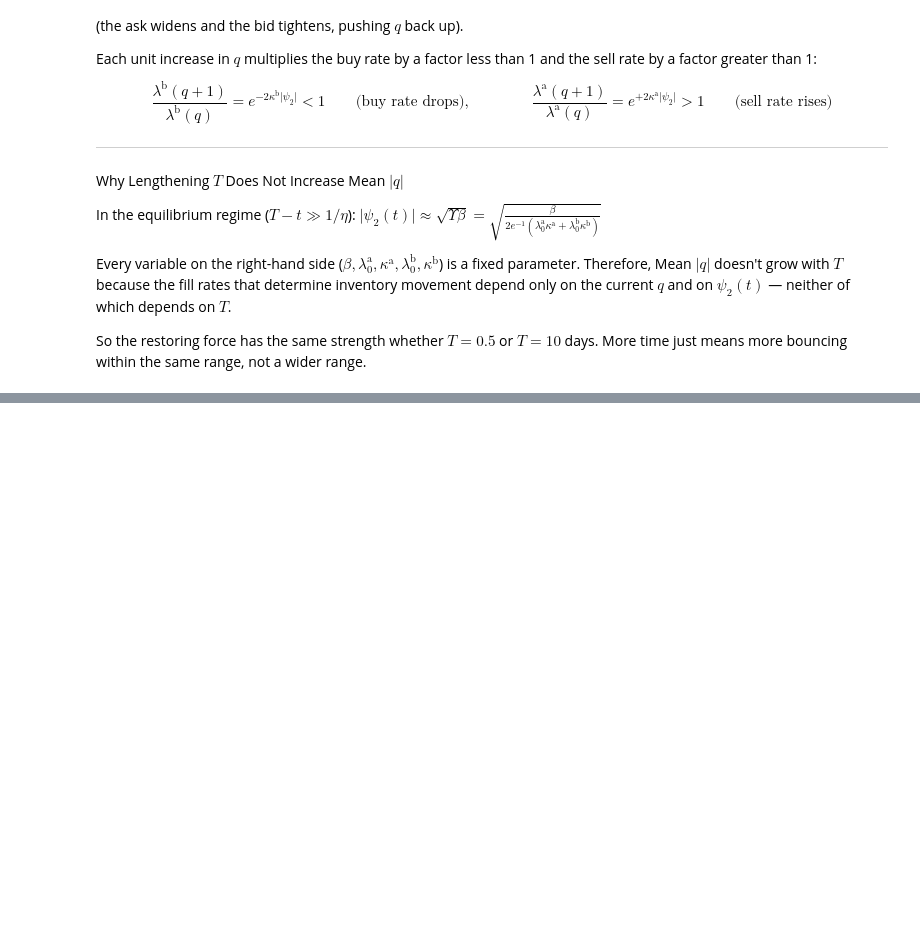
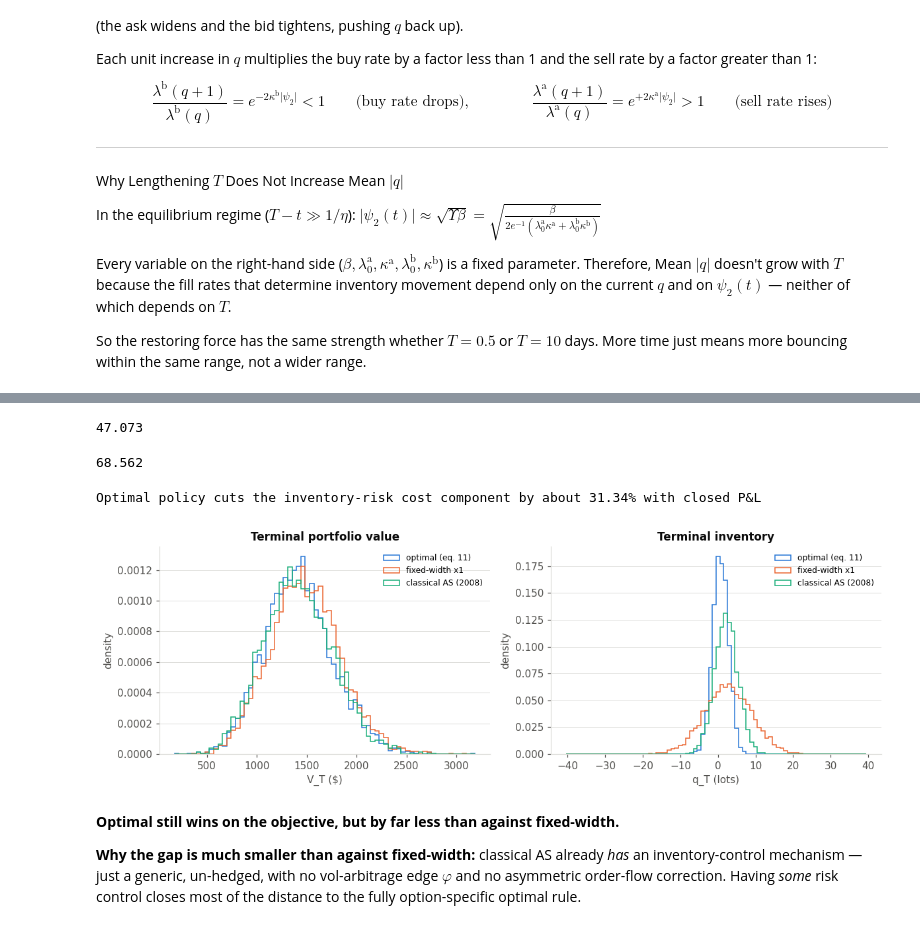
Before and after one commit to vuminh-hoangd/Option-Market-Making-with-Arbitrage-Free-Volatility-Surface, a Jupyter notebook: notebooks/option_mm_vol_arbitrage.ipynb, the cells around one changed output, grey strips where cells are left out. Drawn from its saved outputs; the diff is of its cells as text; code cells hidden in the pictures; blank space fills up the shorter version.

```diff
--- a/notebooks/option_mm_vol_arbitrage.ipynb
+++ b/notebooks/option_mm_vol_arbitrage.ipynb
@@ -710,0 +765,27 @@ range, not a wider range.
+# %%
+from option_market_making.benchmarks import calibrate_gamma, simulate_avellaneda_stoikov, symmetric_kappa
+
+N_PATHS8, N_STEPS8 = 4000, 400
+SIM8 = dict(S0=S0, n_steps=N_STEPS8, n_paths=N_PATHS8, seed=42)
+CAL8 = dict(S0=S0, n_steps=N_STEPS8, n_paths=3000, seed=7)
+
+as_runs = {'optimal (eq. 11)': simulate(surface, K, tau, T, PARAMS, **SIM8)}
+as_runs['fixed-width x1'] = simulate(
+    surface, K, tau, T, PARAMS, constant_spreads=(1/PARAMS.kappa_b, 1/PARAMS.kappa_a), **SIM8,
+)
+
+target_mean_abs_q = float(np.abs(as_runs['optimal (eq. 11)'].q).mean())
+gamma_star = calibrate_gamma(surface, K, tau, T, PARAMS, target_mean_abs_q,
+                             log10_gamma_bracket=(-6.0, -4.0), **CAL8)
+as_runs['classical AS (2008)'] = simulate_avellaneda_stoikov(surface, K, tau, T, PARAMS, gamma_star, **SIM8)
+
+print(f"k (symmetric)     = {symmetric_kappa(PARAMS):.4f}")
+print(f"target mean|q|    = {target_mean_abs_q:.4f}  (optimal rule's own)")
+print(f"calibrated gamma  = {gamma_star:.4e}")
+
+summary8 = pd.DataFrame([
+    {'strategy': name, 'mean V_T': r.terminal_value.mean(), 'mean |q|': np.abs(r.q).mean(),
+     'max |q|': np.abs(r.q).max(), 'fills / path': (r.n_bid_fills + r.n_ask_fills).mean()}
+    for name, r in as_runs.items()
+])
+display(summary8)
@@ -710,0 +824,35 @@ range, not a wider range.
+# %%
+37.186 +	9.887
+# %% [output]
+47.073
+# %%
+39.422 +	29.140
+# %% [output]
+68.562
+# %%
+(68.562-47.073)/68.562
+
+print(f"Optimal policy cuts the inventory-risk cost component by about {((68.562-47.073)/68.562)*100:.2f}% with closed P&L")
+# %% [output]
+Optimal policy cuts the inventory-risk cost component by about 31.34% with closed P&L
+# %%
+fig, axes = plt.subplots(1, 2, figsize=(11, 3.8))
+bins8 = np.linspace(min(r.terminal_value.min() for r in as_runs.values()),
+                    max(r.terminal_value.max() for r in as_runs.values()), 70)
+for color, (name, r) in zip(SERIES, as_runs.items()):
+    axes[0].hist(r.terminal_value, bins=bins8, histtype='step', density=True, color=color, label=name)
+    axes[1].hist(r.q[:, -1], bins=np.arange(-40, 41) - 0.5, histtype='step', density=True,
+                 color=color, label=name)
+axes[0].set_title('Terminal portfolio value'); axes[0].set_xlabel('V_T ($)'); axes[0].set_ylabel('density')
+axes[1].set_title('Terminal inventory'); axes[1].set_xlabel('q_T (lots)'); axes[1].set_ylabel('density')
+axes[0].legend(fontsize=8); axes[1].legend(fontsize=8)
+for ax in axes:
+    ax.grid(axis='y'); ax.set_axisbelow(True)
+plt.tight_layout(); plt.show()
+# %% [output]
+[figure, added]
+# %% [markdown]
+**Optimal still wins on the objective, but by far less than against fixed-width.**
+
+
+**Why the gap is much smaller than against fixed-width:** classical AS already *has* an inventory-control mechanism — just a generic, un-hedged, with no vol-arbitrage edge $\varphi$ and no asymmetric order-flow correction. Having *some* risk control closes most of the distance to the fully option-specific optimal rule.
```
Also changed, not shown: parts of 6 cells of this notebook, 3 other files.
